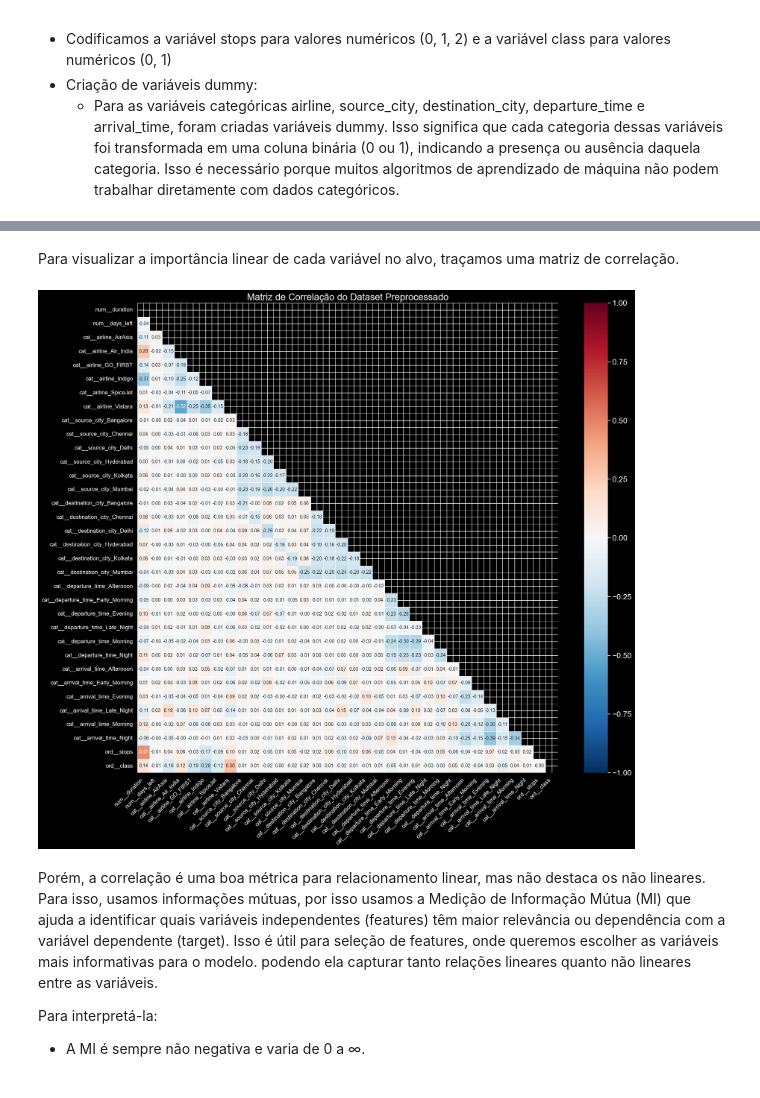
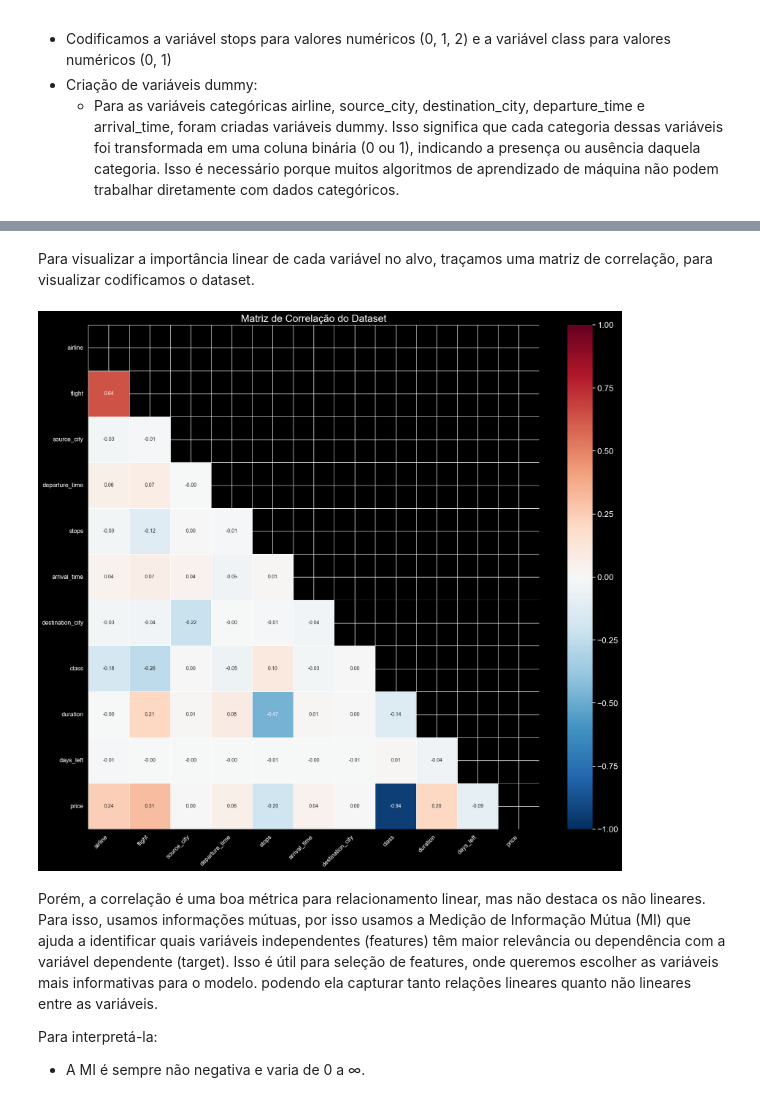
Before and after one commit to ElyssonAlvs/Machine_Learning, a Jupyter notebook: Flight_Prediction/Códigos/Flight_Regression.ipynb, the cells around one changed output, grey strips where cells are left out. Saved outputs shown, nothing was run; the diff lists cells and outputs as text; code cells hidden in the pictures.

```diff
--- a/Flight_Prediction/Códigos/Flight_Regression.ipynb
+++ b/Flight_Prediction/Códigos/Flight_Regression.ipynb
@@ -621,18 +623,30 @@ print(strat_train_set_prepared_df.tail())
 # %% [markdown]
-Para visualizar a importância linear de cada variável no alvo, traçamos uma matriz de correlação.
+Para visualizar a importância linear de cada variável no alvo, traçamos uma matriz de correlação, para visualizar codificamos o dataset.
 # %%
+from sklearn.preprocessing import LabelEncoder
+
+# Copiar o DataFrame para evitar alterações no original
+df_encoded = df_exploracao.copy()
+
+# Codificar variáveis categóricas
+label_encoders = {}
+for column in df_encoded.select_dtypes(include=['object']).columns:
+	le = LabelEncoder()
+	df_encoded[column] = le.fit_transform(df_encoded[column])
+	label_encoders[column] = le
+
 # Exibir as primeiras linhas do dataset preprocessado
-mask = np.triu(np.ones_like(strat_train_set_prepared_df.corr(), dtype=bool))
+mask = np.triu(np.ones_like(df_encoded.corr(), dtype=bool))
 
-plt.figure(figsize = (20,18))
+plt.figure(figsize=(20, 18))
 # Plotando a matriz de correlação com melhor visualização
-sns.heatmap(strat_train_set_prepared_df.corr(), mask=mask, annot=True, vmin=-1.0, vmax=1.0, center=0, cmap='RdBu_r', linewidths=0.5, fmt='.2f', annot_kws={"size": 10})
-plt.title('Matriz de Correlação do Dataset Preprocessado', fontsize=20)
+sns.heatmap(df_encoded.corr(), mask=mask, annot=True, vmin=-1.0, vmax=1.0, center=0, cmap='RdBu_r', linewidths=0.5, fmt='.2f', annot_kws={"size": 10})
+plt.title('Matriz de Correlação do Dataset', fontsize=20)
 plt.xticks(rotation=45, ha='right', fontsize=12)
 plt.yticks(fontsize=12)
 plt.show()
 # %% [output]
-[figure, old version]
+[figure, new version]
 # %% [markdown]
 Porém, a correlação é uma boa métrica para relacionamento linear, mas não destaca os não lineares. Para isso, usamos informações mútuas, por isso usamos a Medição de Informação Mútua (MI) que ajuda a identificar quais variáveis independentes (features) têm maior relevância ou dependência com a variável dependente (target). Isso é útil para seleção de features, onde queremos escolher as variáveis mais informativas para o modelo. podendo ela capturar tanto relações lineares quanto não lineares entre as variáveis.
 
```
Also changed, not shown: parts of 37 cells of this notebook.
